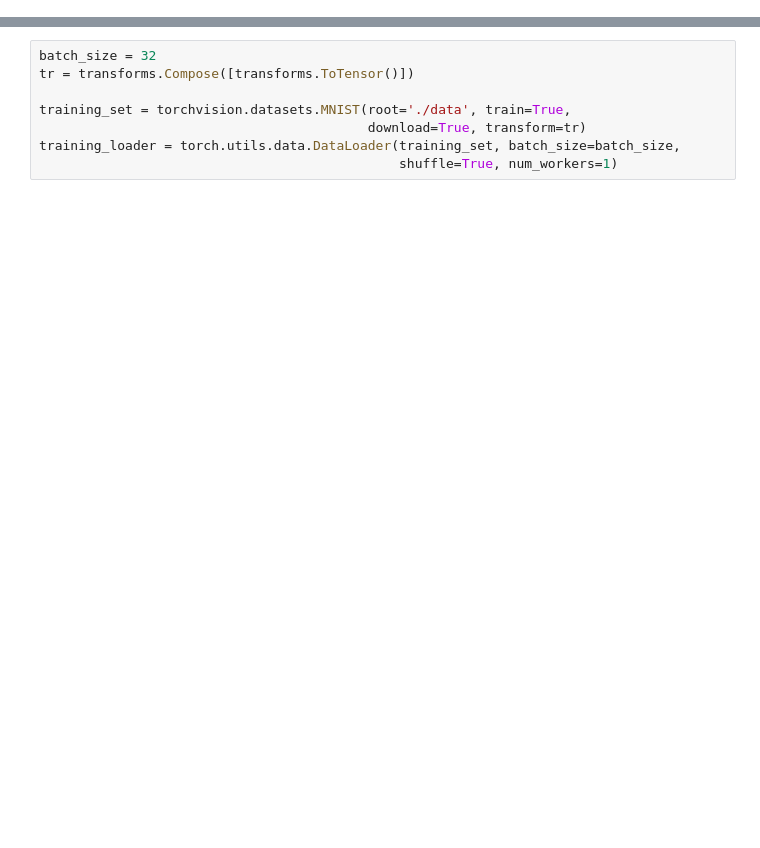
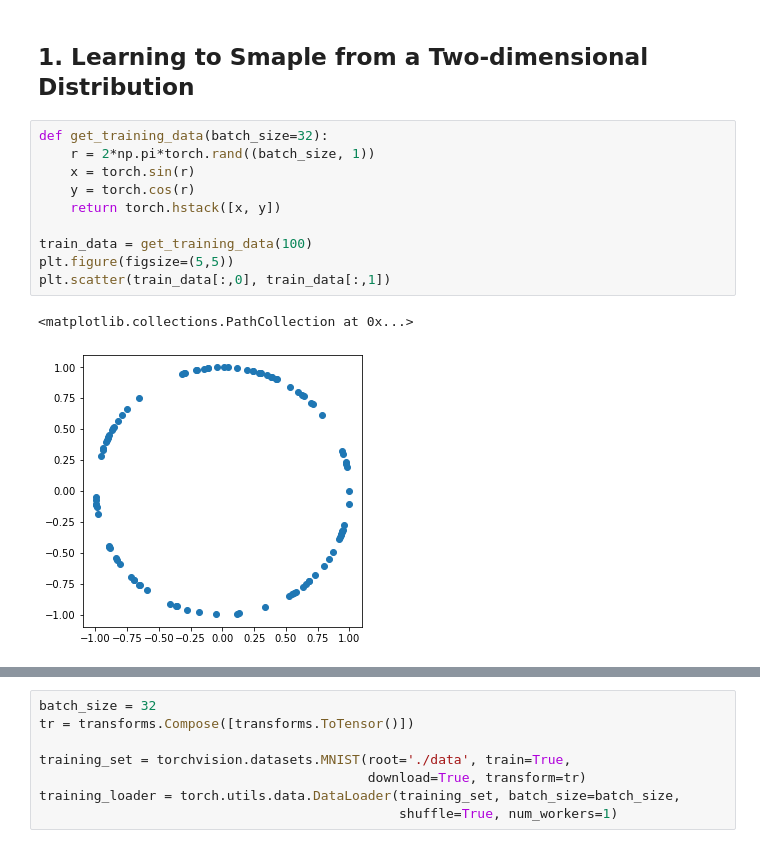
Before and after one commit to tuelwer/pytorch-tutorial, a Jupyter notebook: pytorch-tutorial-04-gan.ipynb, the cells around one changed output, grey strips where cells are left out. Drawn from its saved outputs; the diff is of its cells as text; blank space fills up the shorter version.

```diff
--- a/pytorch-tutorial-04-gan.ipynb
+++ b/pytorch-tutorial-04-gan.ipynb
@@ -25,3 +22,18 @@ GAN training tries to solve the following optimization problem
 $$ min_G \; max_D \; \mathbb{E}_{X \sim p_{data}} log(D(X)) + \mathbb{E}_{Z \sim p_{latent}} log(1-D(G(Z)))$$
 
 Paper: https://arxiv.org/abs/1406.2661
+# %% [markdown]
+## 1. Learning to Smaple from a Two-dimensional Distribution
+# %%
+def get_training_data(batch_size=32):
+    r = 2*np.pi*torch.rand((batch_size, 1))
+    x = torch.sin(r)
+    y = torch.cos(r)
+    return torch.hstack([x, y])
+
+train_data = get_training_data(100)
+plt.figure(figsize=(5,5))
+plt.scatter(train_data[:,0], train_data[:,1])
+# %% [output]
+<matplotlib.collections.PathCollection at 0x...>
+[figure, added]
```
Also changed, not shown: parts of 15 cells of this notebook.
